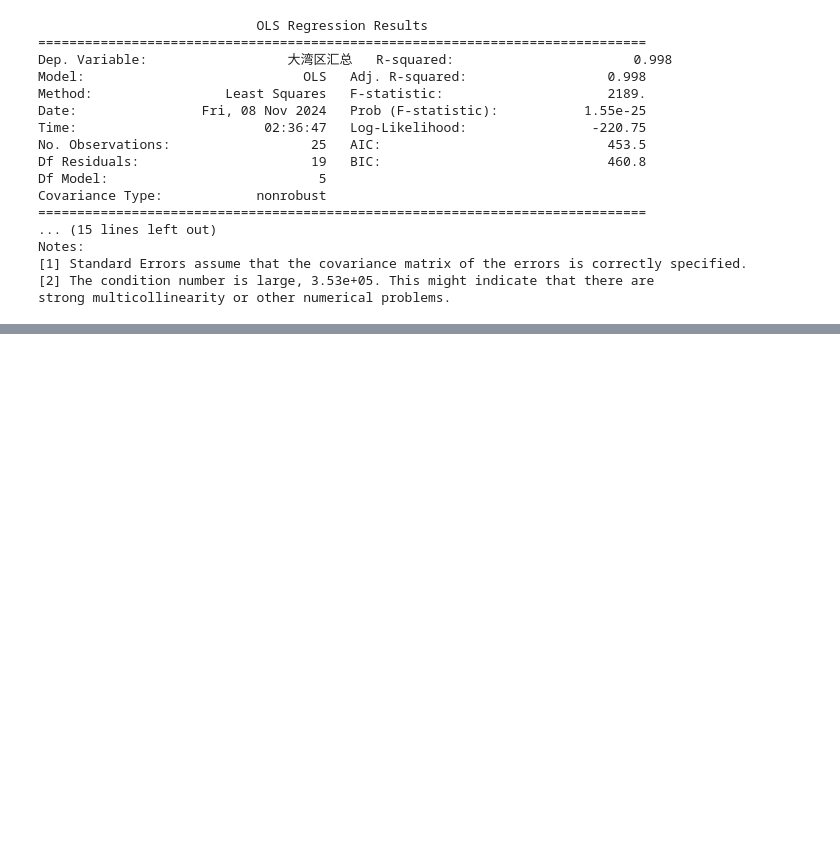
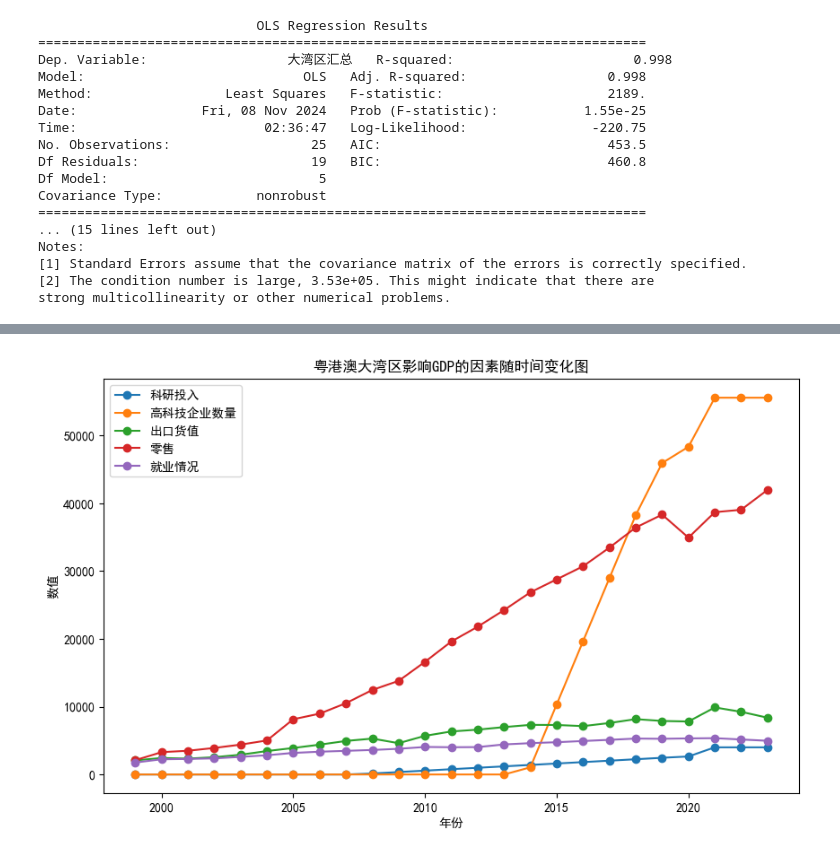
Before and after one commit to OWow666/Dawanqu, a Jupyter notebook: MultiLinear.ipynb, the cells around one changed output, grey strips where cells are left out. Drawn from its saved outputs; the diff is of its cells as text; code cells hidden in the pictures; blank space fills up the shorter version.

Commit message:
Regression+Chart

```diff
--- a/MultiLinear.ipynb
+++ b/MultiLinear.ipynb
@@ -84,0 +100,18 @@ strong multicollinearity or other numerical problems.
+# %%
+import matplotlib
+import matplotlib.pyplot as plt
+
+matplotlib.rcParams['font.sans-serif'] = ['SimHei']
+plt.figure(figsize=(10, 6))
+for column in all_factors.columns:
+    plt.plot(all_factors.index, all_factors[column], marker='o', label=column)
+
+plt.legend()
+
+plt.title('粤港澳大湾区影响GDP的因素随时间变化图')
+plt.xlabel('年份')
+plt.ylabel('数值')
+
+plt.show()
+# %% [output]
+[figure, added]
```
Also changed, not shown: parts of 3 cells of this notebook.
